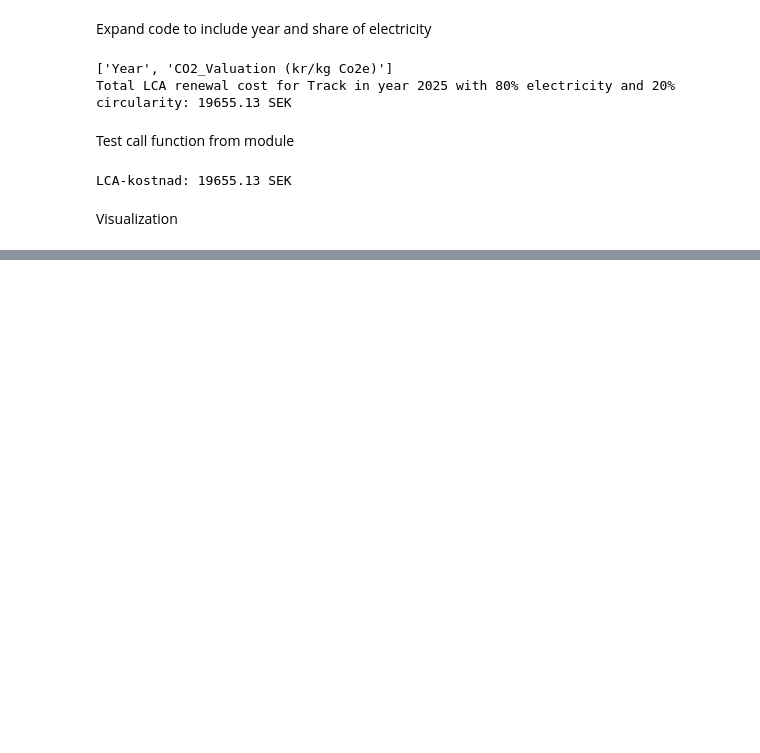
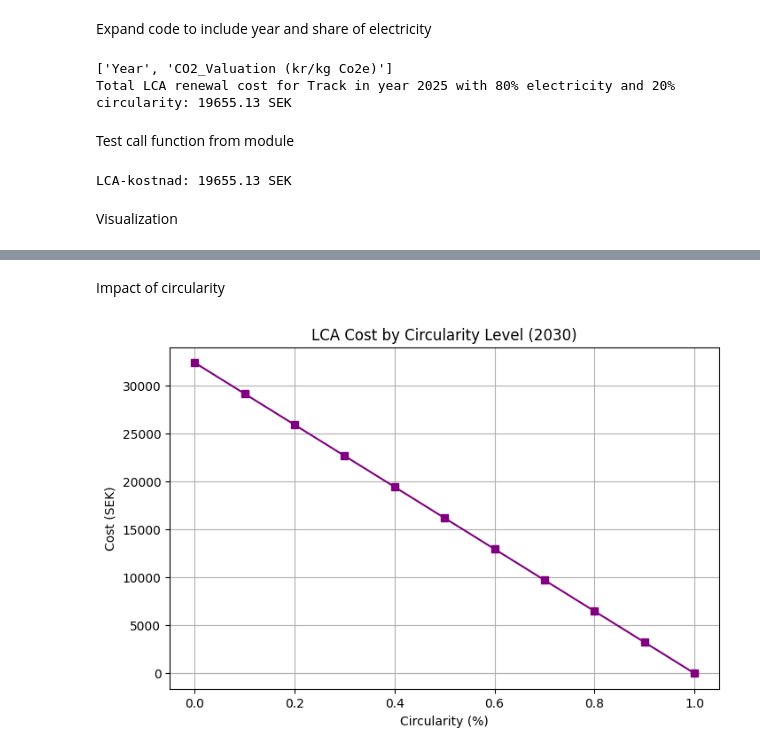
Before and after one commit to abdeaitali/rurut, a Jupyter notebook: LCC/rals_livslangd_python/notebooks/notebook_LCA_test.ipynb, the cells around one changed output, grey strips where cells are left out. Cells and saved outputs as stored; diff of their text form; code cells hidden in the pictures; blank space fills up the shorter version.

```diff
--- a/LCC/rals_livslangd_python/notebooks/notebook_LCA_test.ipynb
+++ b/LCC/rals_livslangd_python/notebooks/notebook_LCA_test.ipynb
@@ -137,0 +142,15 @@ plt.show()
+# %% [markdown]
+Impact of circularity
+# %%
+coeffs = np.linspace(0, 1, 11)
+costs = [get_LCA_renewal('Track', 2030, track_length=1000, circularity_coef=c) for c in coeffs]
+
+plt.figure(figsize=(8, 5))
+plt.plot(coeffs, costs, marker='s', color='purple')
+plt.title("LCA Cost by Circularity Level (2030)")
+plt.xlabel("Circularity (%)")
+plt.ylabel("Cost (SEK)")
+plt.grid(True)
+plt.show()
+# %% [output]
+[figure, added]
```
Also changed, not shown: parts of 4 cells of this notebook, 1 other file.
